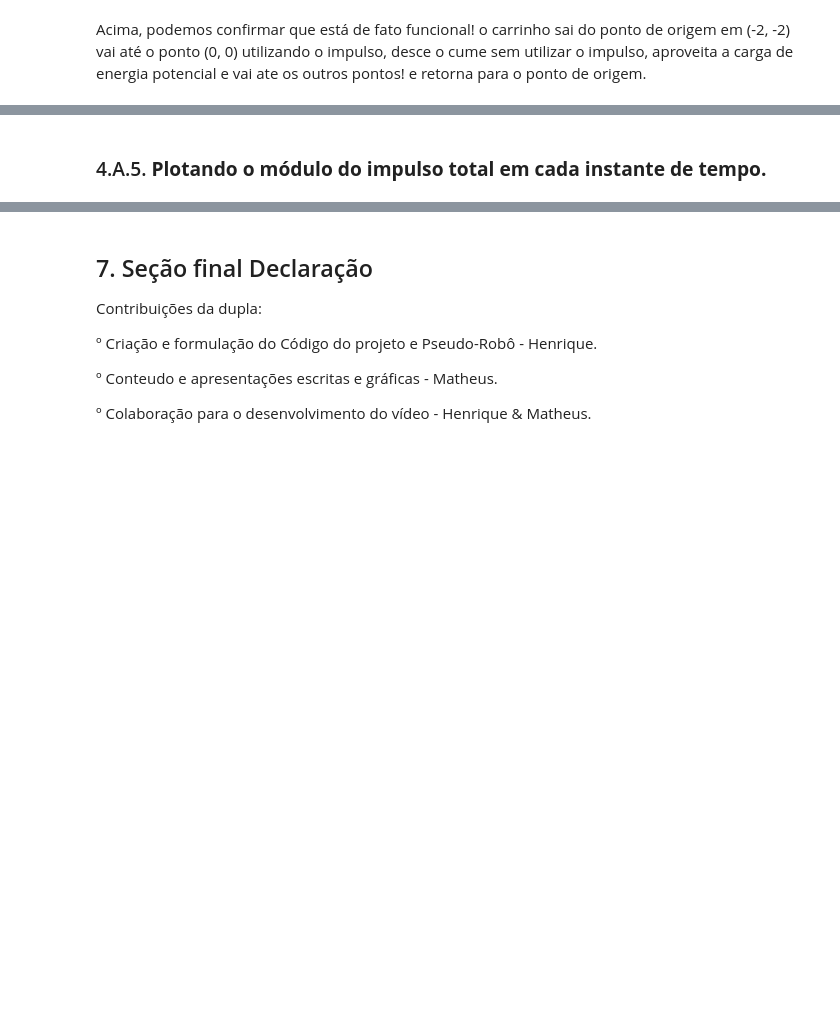
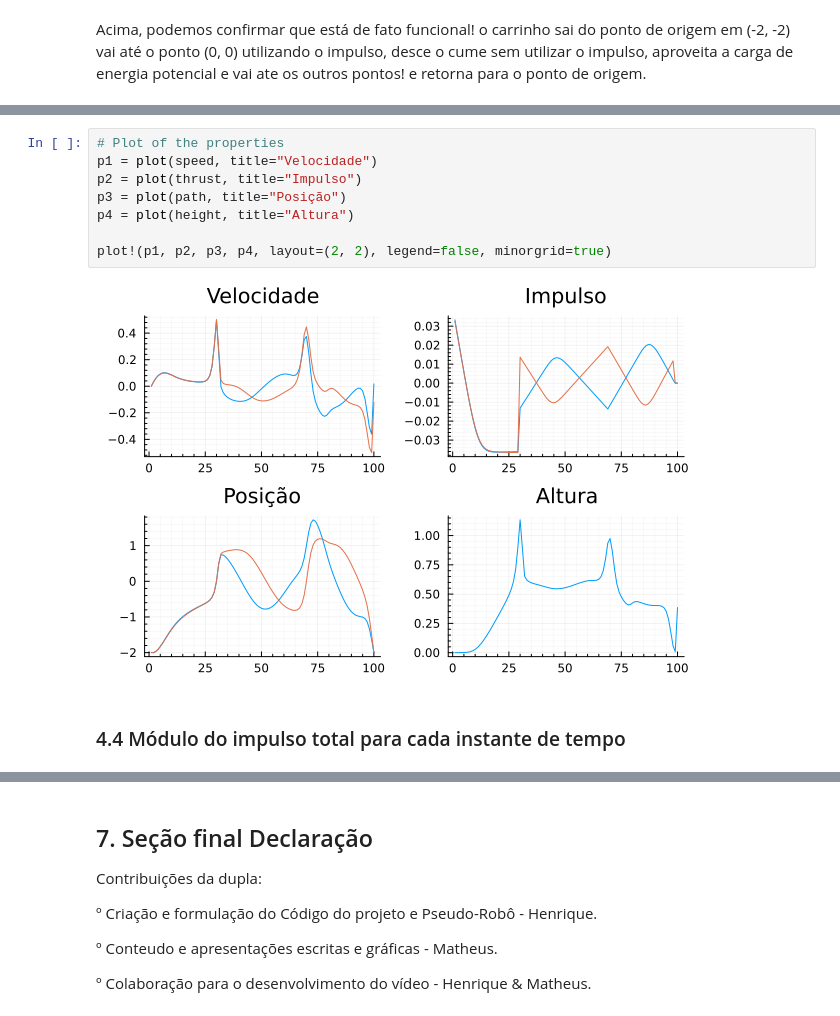
Before and after one commit to html-3/least-dangerous-path-julia, a Jupyter notebook: model.ipynb, the cells around one changed output, grey strips where cells are left out. Cells and saved outputs as stored; diff of their text form; blank space fills up the shorter version.

```diff
--- a/model.ipynb
+++ b/model.ipynb
@@ -551,3 +197,13 @@ plot(p1, p2, p3, p4, p5, p6, layout=(3, 2), legend=false)
+# %%
+# Plot of the properties
+p1 = plot(speed, title="Velocidade")
+p2 = plot(thrust, title="Impulso")
+p3 = plot(path, title="Posição")
+p4 = plot(height, title="Altura")
+
+plot!(p1, p2, p3, p4, layout=(2, 2), legend=false, minorgrid=true)
+# %% [output]
+[figure, added]
 # %% [markdown]
-### 4.A.5. **Plotando o módulo do impulso total em cada instante de tempo.**
+### 4.4 Módulo do impulso total para cada instante de tempo
 # %%
```
Also changed, not shown: parts of 38 cells of this notebook, 4 other files.
